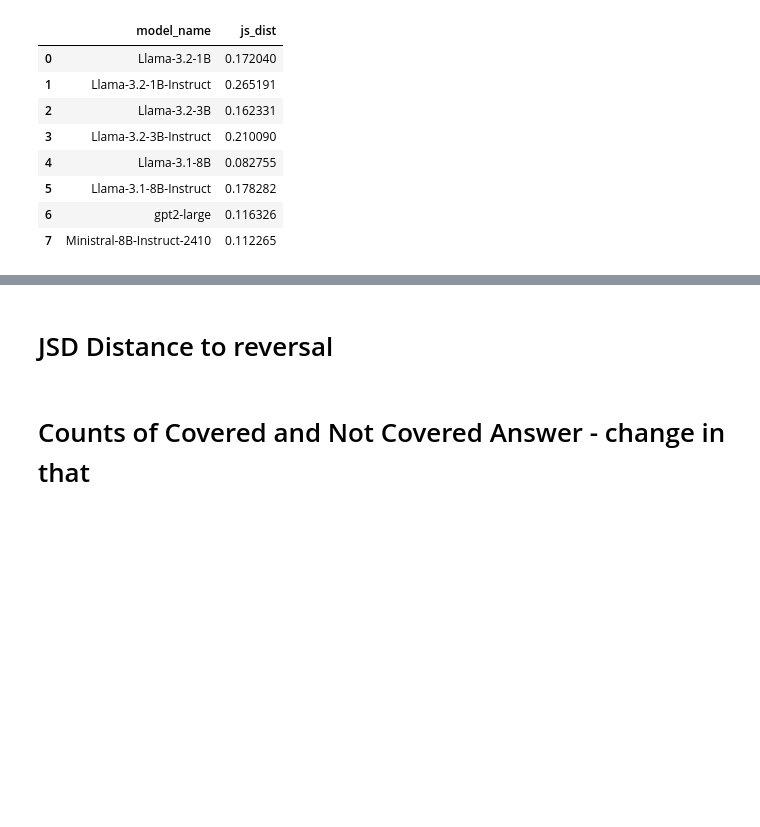
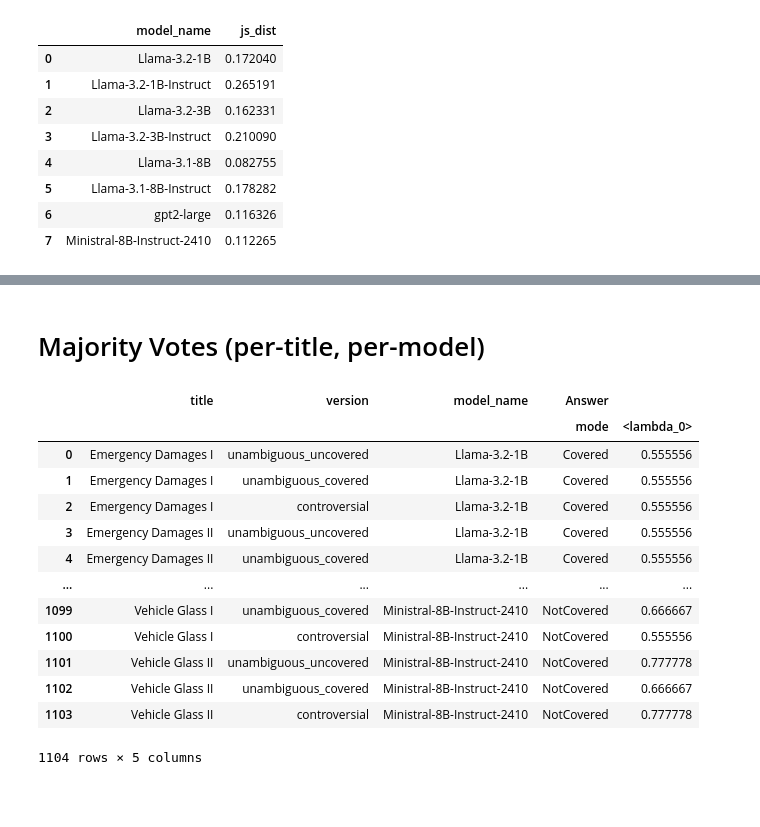
Before and after one commit to bwaldon/llms-legal-interp, a Jupyter notebook: models_analysis.ipynb, the cells around one changed output, grey strips where cells are left out. Drawn from its saved outputs; the diff is of its cells as text; code cells hidden in the pictures; blank space fills up the shorter version.

Commit message:
WIP: Model majority answer proportion

```diff
--- a/models_analysis.ipynb
+++ b/models_analysis.ipynb
@@ -408,2 +307,0 @@ combined_df.groupby(['prompt_type', 'model_name'], as_index=False, sort=False).a
-# %%
-combined_df["entropy"] = combined_df[["Aff_prob", "UnAff_prob"]].apply(lambda x: sp.stats.entropy(x), axis=1)
@@ -418,4 +308,21 @@ sns.barplot(x='title', y='entropy', hue='version', data=combined_df)
-# %% [markdown]
-# JSD Distance to reversal
-# %% [markdown]
-# Counts of Covered and Not Covered Answer - change in that
+# %% [markdown]
+# Majority Votes (per-title, per-model)
+# %%
+combined_df
+# %% [output]
+|  | title | version | model_name | Answer |  |
+|  |  |  |  | mode | <lambda_0> |
+| 0 | Emergency Damages I | unambiguous_uncovered | Llama-3.2-1B | Covered | 0.555556 |
+| 1 | Emergency Damages I | unambiguous_covered | Llama-3.2-1B | Covered | 0.555556 |
+| 2 | Emergency Damages I | controversial | Llama-3.2-1B | Covered | 0.555556 |
+| 3 | Emergency Damages II | unambiguous_uncovered | Llama-3.2-1B | Covered | 0.555556 |
+| 4 | Emergency Damages II | unambiguous_covered | Llama-3.2-1B | Covered | 0.555556 |
+| ... | ... | ... | ... | ... | ... |
+| 1099 | Vehicle Glass I | unambiguous_covered | Ministral-8B-Instruct-2410 | NotCovered | 0.666667 |
+| 1100 | Vehicle Glass I | controversial | Ministral-8B-Instruct-2410 | NotCovered | 0.555556 |
+| 1101 | Vehicle Glass II | unambiguous_uncovered | Ministral-8B-Instruct-2410 | NotCovered | 0.777778 |
+| 1102 | Vehicle Glass II | unambiguous_covered | Ministral-8B-Instruct-2410 | NotCovered | 0.666667 |
+| 1103 | Vehicle Glass II | controversial | Ministral-8B-Instruct-2410 | NotCovered | 0.777778 |
+1104 rows × 5 columns
+# %% [markdown]
+#
```
Also changed, not shown: parts of 36 cells of this notebook, 1 other file.
